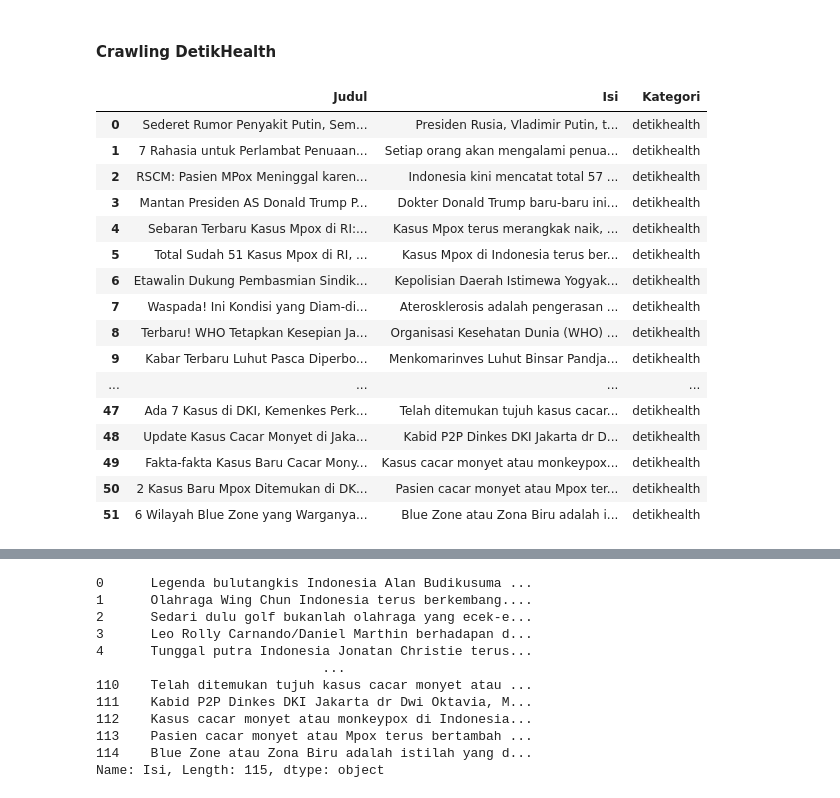
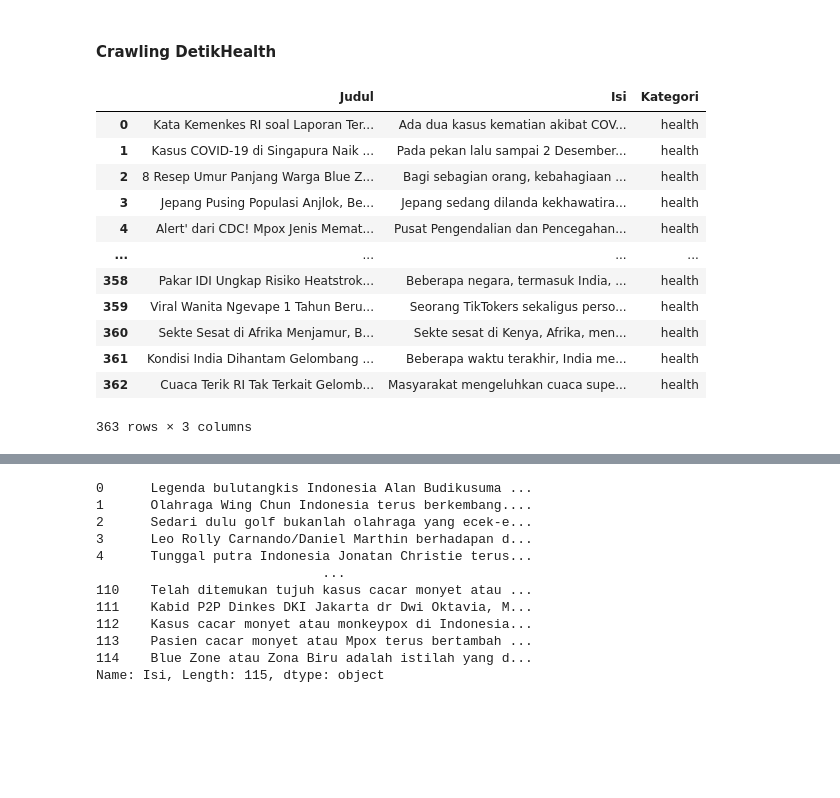
Before and after one commit to ahmadfaikh/jupyter, a Jupyter notebook: _build/jupyter_execute/crawl_detik_fix.ipynb, the cells around one changed output, grey strips where cells are left out. Cells and saved outputs as stored; diff of their text form; code cells hidden in the pictures; blank space fills up the shorter version.

```diff
--- a/_build/jupyter_execute/crawl_detik_fix.ipynb
+++ b/_build/jupyter_execute/crawl_detik_fix.ipynb
@@ -39,7 +33,7 @@ def crawl_detiksport(url):
       soupkonten = BeautifulSoup(urlkonten,'lxml')
       konten = soupkonten.find_all('div',class_='detail__body-text itp_bodycontent')
       for x in konten:
-        kategori = 'detiksport'
+        kategori = 'sport'
         isi = x.find_all('p')
         y = [y.text for y in isi]
         fixkonten = ''.join(y).replace('\n','').replace('ADVERTISEMENT','').replace('SCROLL TO RESUME CONTENT','')
@@ -49,7 +43,7 @@ def crawl_detiksport(url):
 # urlnews = 'https://www.detik.com/search/searchall?query=terbaru&siteid=21&sortby=time&page=2'
 # get_news = crawl_detiksport(urlnews)
 data = []
-for i in range(1,8):
+for i in range(1,40):
   cr = crawl_detiksport('https://www.detik.com/search/searchall?query=terbaru&siteid=21&sortby=time&page=%d'%i)
   data = data+cr
 frame_detiksport = pd.DataFrame(data,columns =['Judul','Isi','Kategori'])
@@ -77,48 +59,44 @@ def crawl_detikhealth(url):
   for halaman in range(1):
     url = url
     #mengambil data dari detik.com
     req = requests.get(url).content
     # soup = BeautifulSoup(req.text,'lxml')
     soup = BeautifulSoup(req,'lxml')
     listberita = soup.find('div',class_='list media_rows list-berita')
     artikel = listberita.find_all('article')
     for x in artikel:
       geturlberita= x.find('a')['href']
       judul = x.find('a').find('h2').text
       # mengambil data dari setiap konten
       urlkonten = requests.get(geturlberita).content
       soupkonten = BeautifulSoup(urlkonten,'lxml')
       konten = soupkonten.find_all('div',class_='detail__body-text itp_bodycontent')
       for x in konten:
-        kategori = 'detikhealth'
+        kategori = 'health'
         isi = x.find_all('p')
         y = [y.text for y in isi]
         fixkonten = ''.join(y).replace('\n','').replace('ADVERTISEMENT','').replace('SCROLL TO RESUME CONTENT','')
         berita_list.append([judul,fixkonten, kategori])
   return berita_list
 
 data = []
-for i in range(1,7):
+for i in range(1,42):
   cr = crawl_detikhealth('https://www.detik.com/search/searchall?query=terbaru&siteid=55&sortby=time&page=%d'%i)
   data = data+cr
 frame_detikhealth = pd.DataFrame(data,columns =['Judul','Isi','Kategori'])
 frame_detikhealth
 # frame_berita.to_csv('crawl_detikhealth.csv')
 # %% [output]
 |  | Judul | Isi | Kategori |
-| 0 | Sederet Rumor Penyakit Putin, Sem... | Presiden Rusia, Vladimir Putin, t... | detikhealth |
-| 1 | 7 Rahasia untuk Perlambat Penuaan... | Setiap orang akan mengalami penua... | detikhealth |
-| 2 | RSCM: Pasien MPox Meninggal karen... | Indonesia kini mencatat total 57 ... | detikhealth |
-| 3 | Mantan Presiden AS Donald Trump P... | Dokter Donald Trump baru-baru ini... | detikhealth |
-| 4 | Sebaran Terbaru Kasus Mpox di RI:... | Kasus Mpox terus merangkak naik, ... | detikhealth |
-| 5 | Total Sudah 51 Kasus Mpox di RI, ... | Kasus Mpox di Indonesia terus ber... | detikhealth |
-| 6 | Etawalin Dukung Pembasmian Sindik... | Kepolisian Daerah Istimewa Yogyak... | detikhealth |
-| 7 | Waspada! Ini Kondisi yang Diam-di... | Aterosklerosis adalah pengerasan ... | detikhealth |
-| 8 | Terbaru! WHO Tetapkan Kesepian Ja... | Organisasi Kesehatan Dunia (WHO) ... | detikhealth |
-| 9 | Kabar Terbaru Luhut Pasca Diperbo... | Menkomarinves Luhut Binsar Pandja... | detikhealth |
+| 0 | Kata Kemenkes RI soal Laporan Ter... | Ada dua kasus kematian akibat COV... | health |
+| 1 | Kasus COVID-19 di Singapura Naik ... | Pada pekan lalu sampai 2 Desember... | health |
+| 2 | 8 Resep Umur Panjang Warga Blue Z... | Bagi sebagian orang, kebahagiaan ... | health |
+| 3 | Jepang Pusing Populasi Anjlok, Be... | Jepang sedang dilanda kekhawatira... | health |
+| 4 | Alert' dari CDC! Mpox Jenis Memat... | Pusat Pengendalian dan Pencegahan... | health |
 | ... | ... | ... | ... |
-| 47 | Ada 7 Kasus di DKI, Kemenkes Perk... | Telah ditemukan tujuh kasus cacar... | detikhealth |
-| 48 | Update Kasus Cacar Monyet di Jaka... | Kabid P2P Dinkes DKI Jakarta dr D... | detikhealth |
-| 49 | Fakta-fakta Kasus Baru Cacar Mony... | Kasus cacar monyet atau monkeypox... | detikhealth |
-| 50 | 2 Kasus Baru Mpox Ditemukan di DK... | Pasien cacar monyet atau Mpox ter... | detikhealth |
-| 51 | 6 Wilayah Blue Zone yang Warganya... | Blue Zone atau Zona Biru adalah i... | detikhealth |
+| 358 | Pakar IDI Ungkap Risiko Heatstrok... | Beberapa negara, termasuk India, ... | health |
+| 359 | Viral Wanita Ngevape 1 Tahun Beru... | Seorang TikTokers sekaligus perso... | health |
+| 360 | Sekte Sesat di Afrika Menjamur, B... | Sekte sesat di Kenya, Afrika, men... | health |
+| 361 | Kondisi India Dihantam Gelombang ... | Beberapa waktu terakhir, India me... | health |
+| 362 | Cuaca Terik RI Tak Terkait Gelomb... | Masyarakat mengeluhkan cuaca supe... | health |
+363 rows × 3 columns
```
Also changed, not shown: parts of 14 cells of this notebook, 31 other files.
